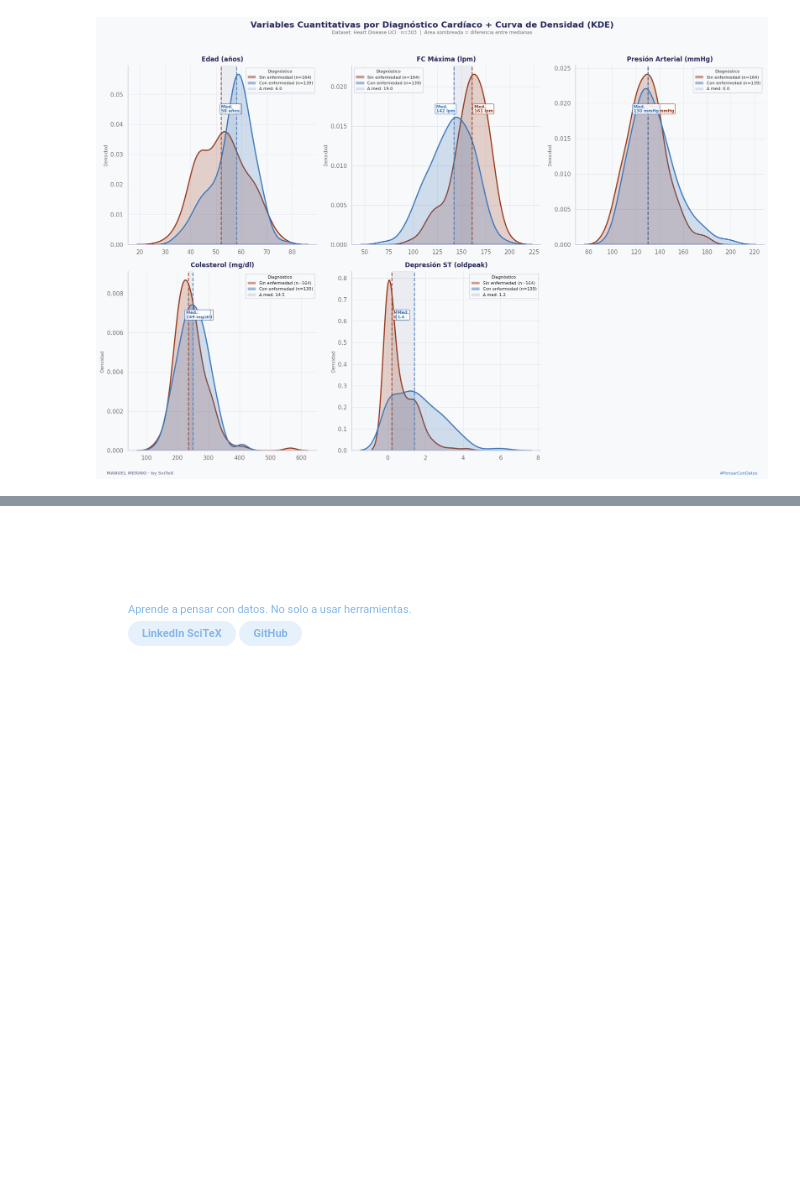
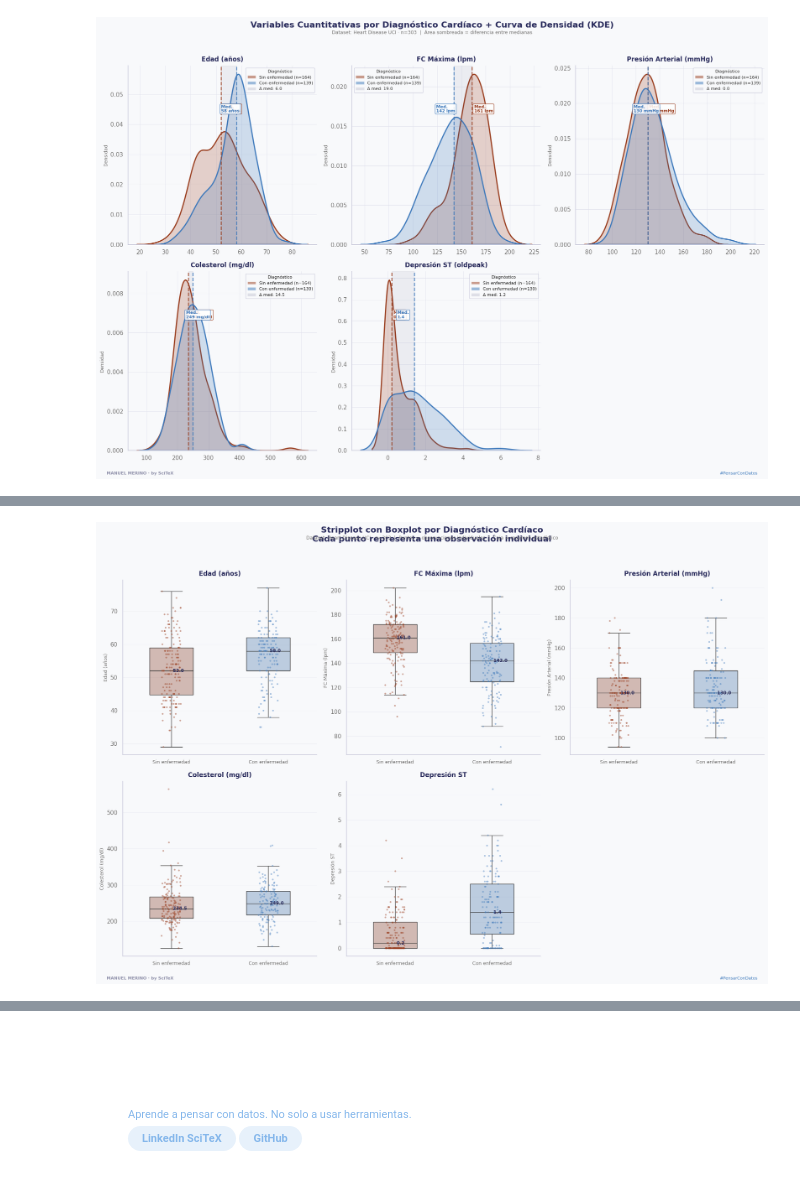
Before and after one commit to scitex-oficial/eda-heart-disease, a Jupyter notebook: notebooks/eda_scitex_1.ipynb, the cells around one changed output, grey strips where cells are left out. Drawn from its saved outputs; the diff is of its cells as text; code cells hidden in the pictures; blank space fills up the shorter version.

```diff
--- a/notebooks/eda_scitex_1.ipynb
+++ b/notebooks/eda_scitex_1.ipynb
@@ -670,0 +1003,84 @@ plt.show()
+# %%
+fig, axes = plt.subplots(2, 3, figsize=(18, 12))
+fig.patch.set_facecolor(COLOR_BG)
+axes_flat = axes.flat
+
+for ax, (var, label, leg_loc) in zip(axes_flat, vars_config):
+
+    # Boxplot base
+    bp = sns.boxplot(
+        data=df,
+        x='target_label',
+        y=var,
+        hue='target_label',
+        palette={'Sin enfermedad': COLOR_RED,
+                 'Con enfermedad': COLOR_ACCENT},
+        width=0.45,
+        linewidth=1.0,
+        fliersize=0,
+        ax=ax,
+        legend=False,
+    )
+
+    # Aplicar alpha manualmente sobre los patches del boxplot
+    for patch in ax.patches:
+        r, g, b, a = patch.get_facecolor()
+        patch.set_facecolor((r, g, b, 0.35))
+
+    # Stripplot encima
+    sns.stripplot(
+        data=df,
+        x='target_label',
+        y=var,
+        hue='target_label',
+        palette={'Sin enfermedad': COLOR_RED,
+                 'Con enfermedad': COLOR_ACCENT},
+        size=3.2,
+        alpha=0.45,
+        jitter=True,
+        dodge=False,
+        ax=ax,
+        legend=False,
+    )
+
+    # Medianas anotadas
+    for i, tval in enumerate(['Sin enfermedad', 'Con enfermedad']):
+        med = df[df['target_label'] == tval][var].median()
+        ax.text(i, med, f' {med:.1f}',
+                ha='left', va='center',
+                fontsize=8.5, fontweight='bold',
+                color=COLOR_NAVY)
+
+    ax.set_title(label, fontsize=12, fontweight='bold',
+                 color=COLOR_NAVY, pad=8)
+    ax.set_xlabel('')
+    ax.set_ylabel(label, fontsize=9, color=COLOR_GRAY)
+    ax.yaxis.grid(True, alpha=0.4)
+    ax.set_axisbelow(True)
+    ax.tick_params(axis='x', labelsize=9)
+
+axes_flat[5].set_visible(False)
+
+fig.suptitle(
+    'Stripplot con Boxplot por Diagnóstico Cardíaco\n'
+    'Cada punto representa una observación individual',
+    fontsize=16, fontweight='bold', color=COLOR_NAVY, y=1.01
+)
+fig.text(0.5, 0.98,
+         'Dataset: Heart Disease UCI · n=303  |  '
+         'Puntos = observaciones individuales  |  '
+         'Caja = resumen estadístico',
+         ha='center', fontsize=9, color=COLOR_GRAY)
+fig.text(0.02, 0.005, 'MANUEL MERINO · by SciTeX',
+         fontsize=8, color=COLOR_NAVY, alpha=0.5, fontweight='bold')
+fig.text(0.98, 0.005, '#PensarConDatos',
+         fontsize=8, color=COLOR_ACCENT, ha='right')
+
+plt.tight_layout(rect=[0, 0.02, 1, 0.98])
+plt.savefig('g10_strip_boxplot.svg',
+            bbox_inches='tight', facecolor=COLOR_BG, format='svg')
+plt.savefig('g10_strip_boxplot.png',
+            dpi=150, bbox_inches='tight', facecolor=COLOR_BG)
+print("✓ G10 guardado")
+plt.show()
+# %% [output]
@@ -670,0 +1088 @@ plt.show()
+[figure, added]
```
Also changed, not shown: parts of 14 cells of this notebook.
